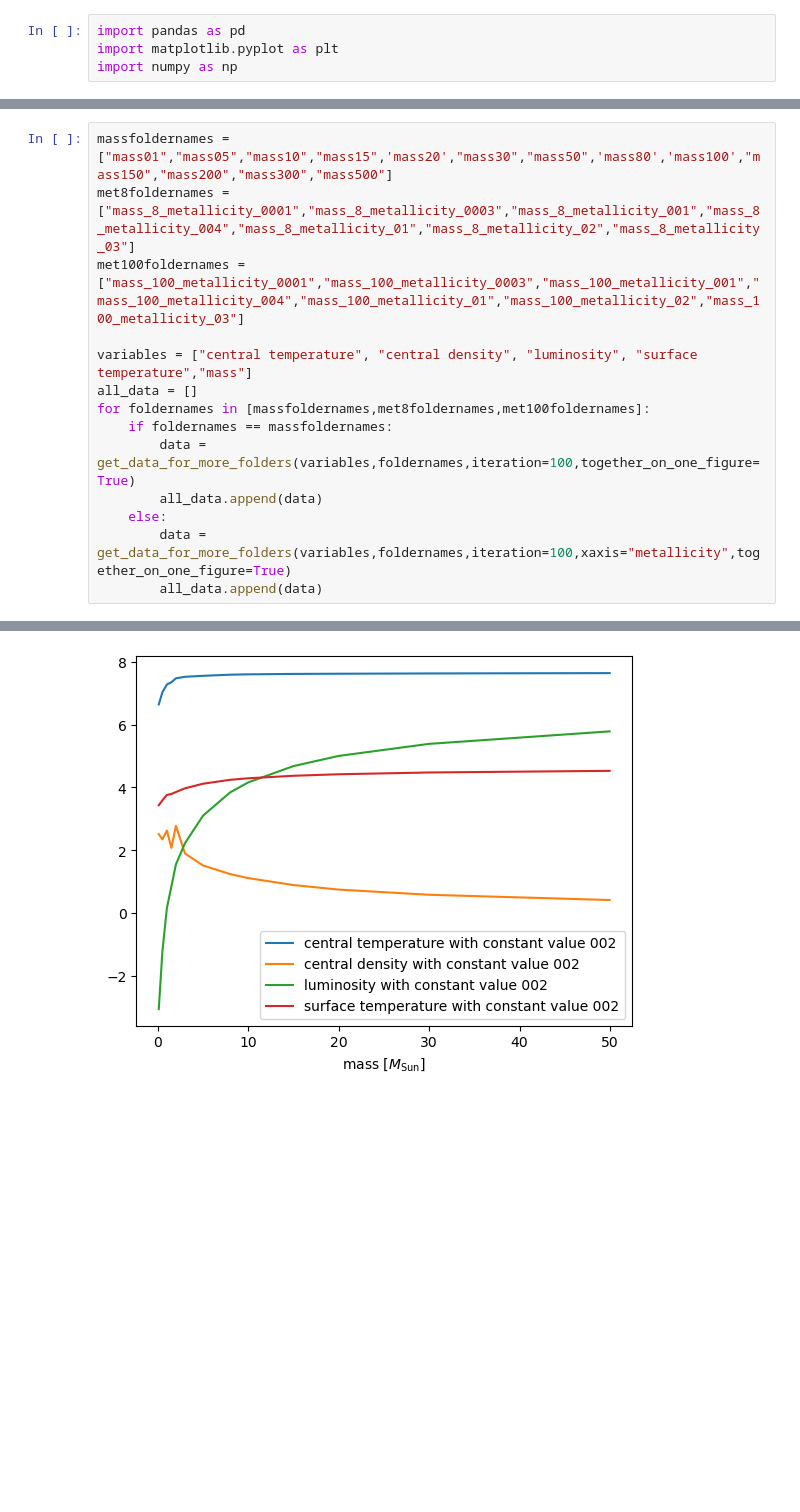
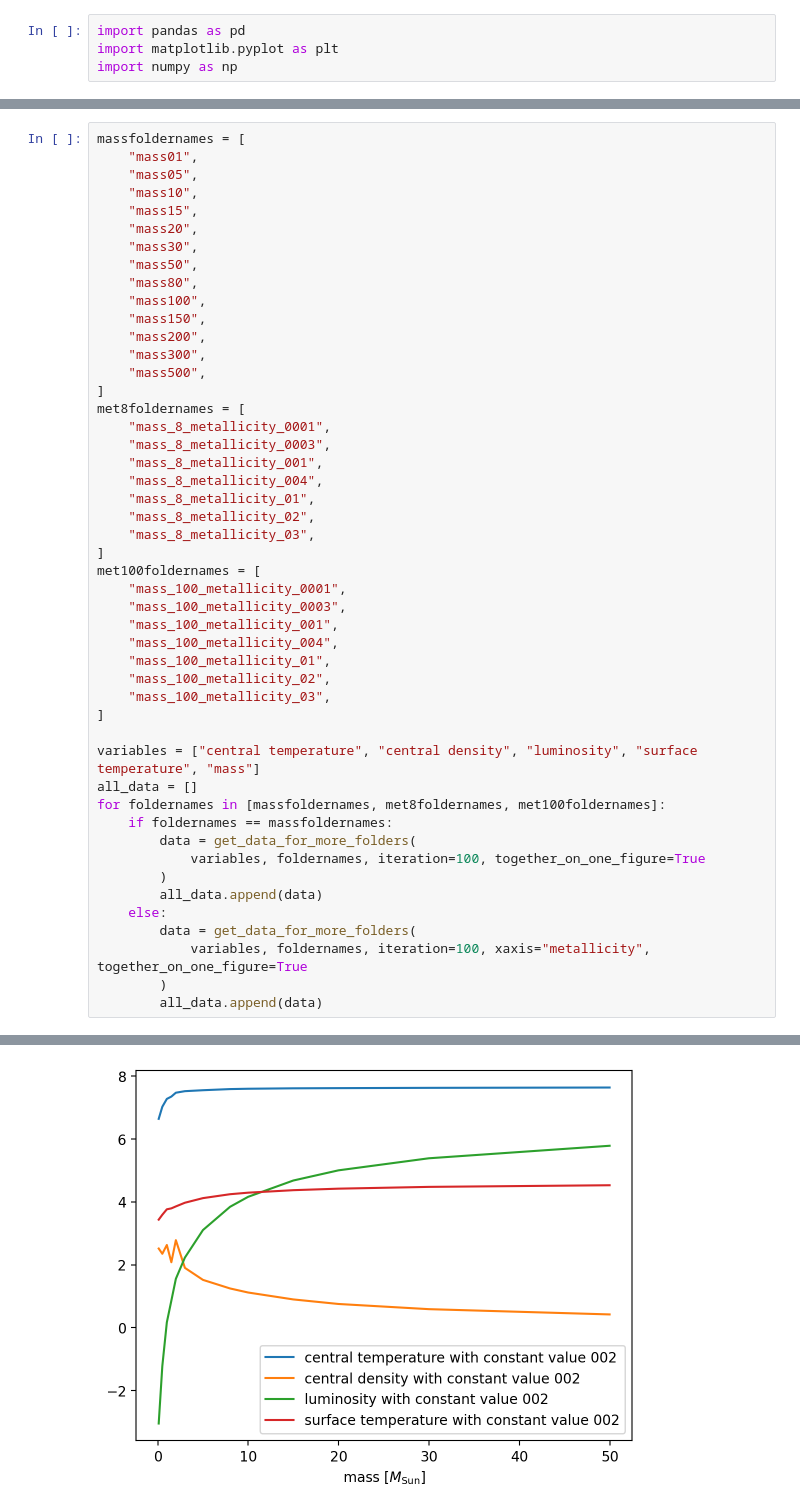
Before and after one commit to aunetx/stellar-physics-project, a Jupyter notebook: Analysis ex2.ipynb, the cells around one changed output, grey strips where cells are left out. Saved outputs shown, nothing was run; the diff lists cells and outputs as text; blank space fills up the shorter version.

```diff
--- a/Analysis ex2.ipynb
+++ b/Analysis ex2.ipynb
@@ -173,22 +237,56 @@ def get_data_for_more_folders(variable_names, foldernames, iteration=1, xaxis="m
             plt.show()
         return data
 # %%
-massfoldernames = ["mass01","mass05","mass10","mass15",'mass20',"mass30","mass50",'mass80','mass100',"mass150","mass200","mass300","mass500"]
-met8foldernames = ["mass_8_metallicity_0001","mass_8_metallicity_0003","mass_8_metallicity_001","mass_8_metallicity_004","mass_8_metallicity_01","mass_8_metallicity_02","mass_8_metallicity_03"]
-met100foldernames = ["mass_100_metallicity_0001","mass_100_metallicity_0003","mass_100_metallicity_001","mass_100_metallicity_004","mass_100_metallicity_01","mass_100_metallicity_02","mass_100_metallicity_03"]
+massfoldernames = [
+    "mass01",
+    "mass05",
+    "mass10",
+    "mass15",
+    "mass20",
+    "mass30",
+    "mass50",
+    "mass80",
+    "mass100",
+    "mass150",
+    "mass200",
+    "mass300",
+    "mass500",
+]
+met8foldernames = [
+    "mass_8_metallicity_0001",
+    "mass_8_metallicity_0003",
+    "mass_8_metallicity_001",
+    "mass_8_metallicity_004",
+    "mass_8_metallicity_01",
+    "mass_8_metallicity_02",
+    "mass_8_metallicity_03",
+]
+met100foldernames = [
+    "mass_100_metallicity_0001",
+    "mass_100_metallicity_0003",
+    "mass_100_metallicity_001",
+    "mass_100_metallicity_004",
+    "mass_100_metallicity_01",
+    "mass_100_metallicity_02",
+    "mass_100_metallicity_03",
+]
 
-variables = ["central temperature", "central density", "luminosity", "surface temperature","mass"]
+variables = ["central temperature", "central density", "luminosity", "surface temperature", "mass"]
 all_data = []
-for foldernames in [massfoldernames,met8foldernames,met100foldernames]:
+for foldernames in [massfoldernames, met8foldernames, met100foldernames]:
     if foldernames == massfoldernames:
-        data = get_data_for_more_folders(variables,foldernames,iteration=100,together_on_one_figure=True)
+        data = get_data_for_more_folders(
+            variables, foldernames, iteration=100, together_on_one_figure=True
+        )
         all_data.append(data)
     else:
-        data = get_data_for_more_folders(variables,foldernames,iteration=100,xaxis="metallicity",together_on_one_figure=True)
+        data = get_data_for_more_folders(
+            variables, foldernames, iteration=100, xaxis="metallicity", together_on_one_figure=True
+        )
         all_data.append(data)
 # %% [output]
 Generating plots for constant metallicity 0.02
 002
-[figure, old version]
+[figure, new version]
 Generating plots for constant mass 8
 8
```
Also changed, not shown: parts of 5 cells of this notebook, 4 other files.
